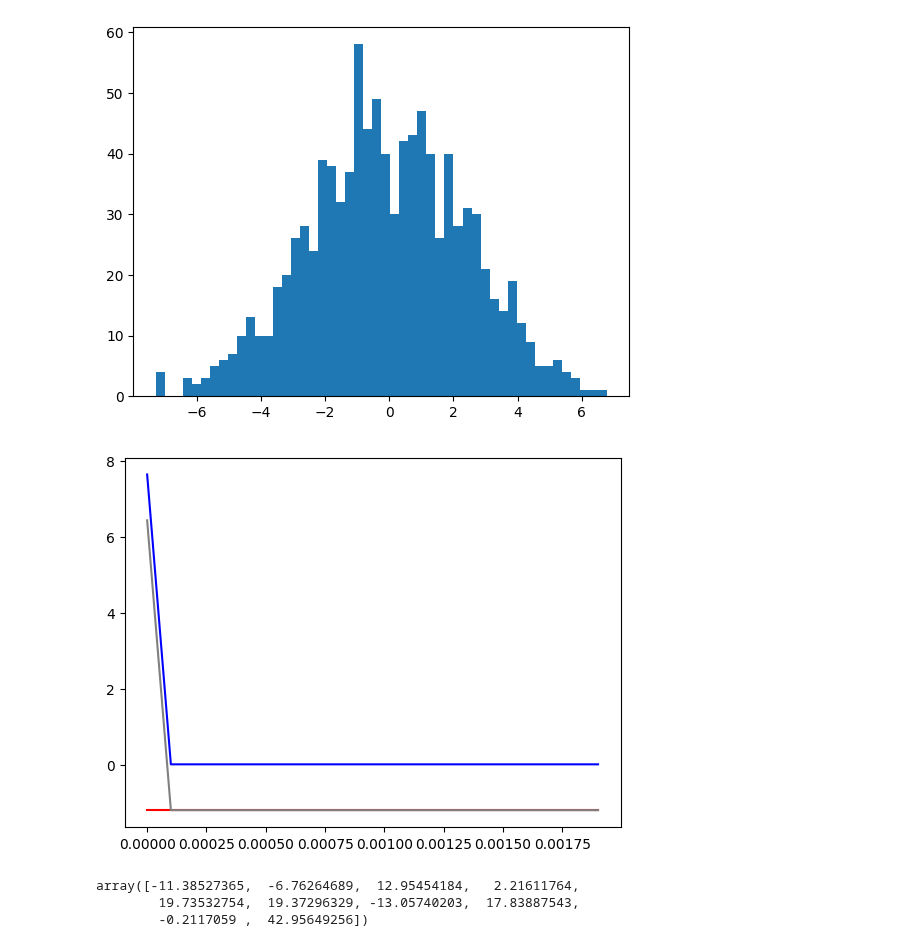
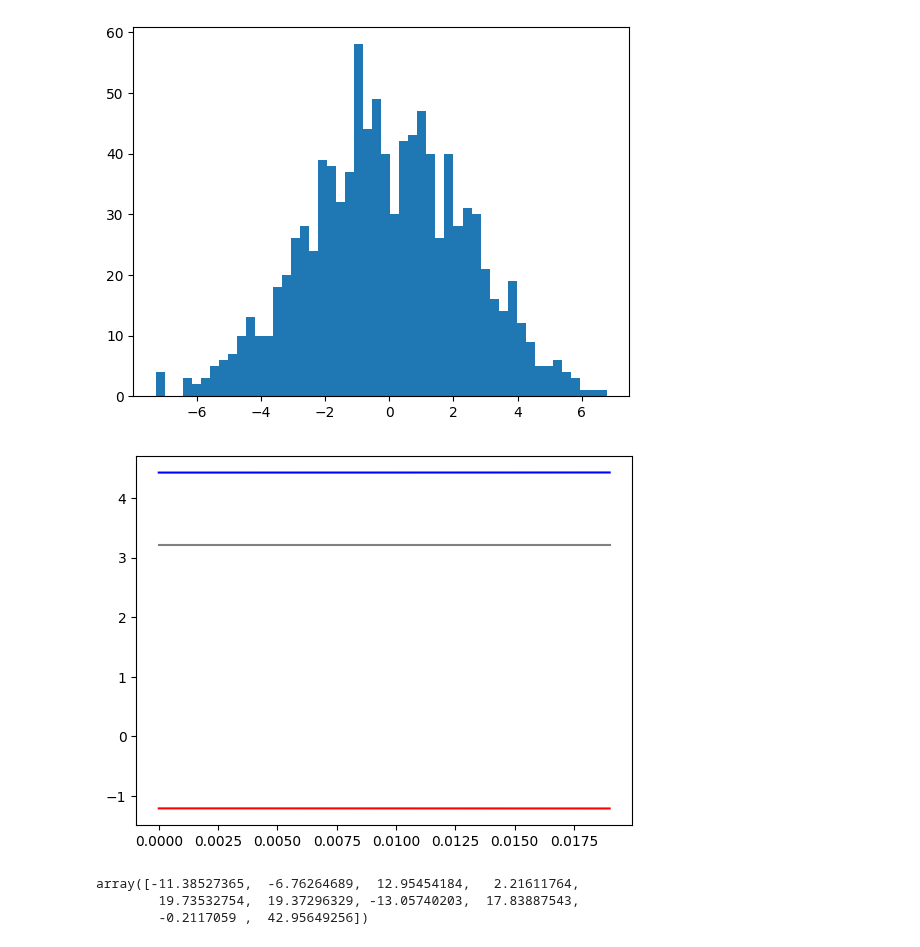
Before and after one commit to mannodiarun/MSE570, a Jupyter notebook: MD.ipynb, the cells around one changed output. Cells and saved outputs as stored; diff of their text form; code cells hidden in the pictures.

```diff
--- a/MD.ipynb
+++ b/MD.ipynb
@@ -119,6 +119,7 @@ def pair_distance(x_all,y_all):
 
 Temp_start = 1
 m = 1
+dt = 1e-4
 # %%
 def init():
 
@@ -174,24 +175,24 @@ def init():
         sumv2 = sumv2 + vx[i]*vx[i] + vy[i]*vy[i]
 
 
-    for i in range(0,N):
-        vx[i] = (np.random.rand()-0.5)*1e-1
-        vy[i] = (np.random.rand()-0.5)*1e-1
-        sumvx = sumvx + vx[i]
-        sumvy = sumvy + vy[i]
-        sumv2 = sumv2 + vx[i]*vx[i] + vy[i]*vy[i]
+    # for i in range(0,N):
+    #     vx[i] = (np.random.rand()-0.5)*1e-1
+    #     vy[i] = (np.random.rand()-0.5)*1e-1
+    #     sumvx = sumvx + vx[i]
+    #     sumvy = sumvy + vy[i]
+    #     sumv2 = sumv2 + vx[i]*vx[i] + vy[i]*vy[i]
 
-    sumvx = sumvx/N
-    sumvy = sumvy/N
-    sumv2 = sumv2/N
+    # sumvx = sumvx/N
+    # sumvy = sumvy/N
+    # sumv2 = sumv2/N
 
-    fs = np.sqrt(3*Temp_start/sumv2)
+    # fs = np.sqrt(3*Temp_start/sumv2)
 
-    for i in range(0,N):
-      vx[i] = (vx[i] - sumvx)*fs
-      vy[i] = (vy[i] - sumvy)*fs
-      xm[i] = x[i] - vx[i]*dt
-      ym[i] = y[i] - vy[i]*dt
+    # for i in range(0,N):
+    #   vx[i] = (vx[i] - sumvx)*fs
+    #   vy[i] = (vy[i] - sumvy)*fs
+    #   xm[i] = x[i] - vx[i]*dt
+    #   ym[i] = y[i] - vy[i]*dt
 
     PE_start, fx, fy = force(x,y)
     KE_start = 0.5*sumv2*m
@@ -429,14 +430,14 @@ def md_anderson(tmax,dt,nsamp,T):
     return(PE, KE, TE, x_new, y_new, pair_dist)
 # %%
 
-dt = 1e-5
-tmax = 2e-3
+dt = 1e-4
+tmax = 2e-2
 nsamp = 10
 Temp = 4
 
 PE, KE, TE, x_final, y_final, pair_dist = md(tmax,dt,nsamp)
 # %% [output]
-[figure, old version]
+[figure, new version]
 # %%
 sigma = np.sqrt(400)
 np.random.normal(loc=0, scale=sigma, size=10)
```
Also changed, not shown: parts of 1 cell of this notebook.
